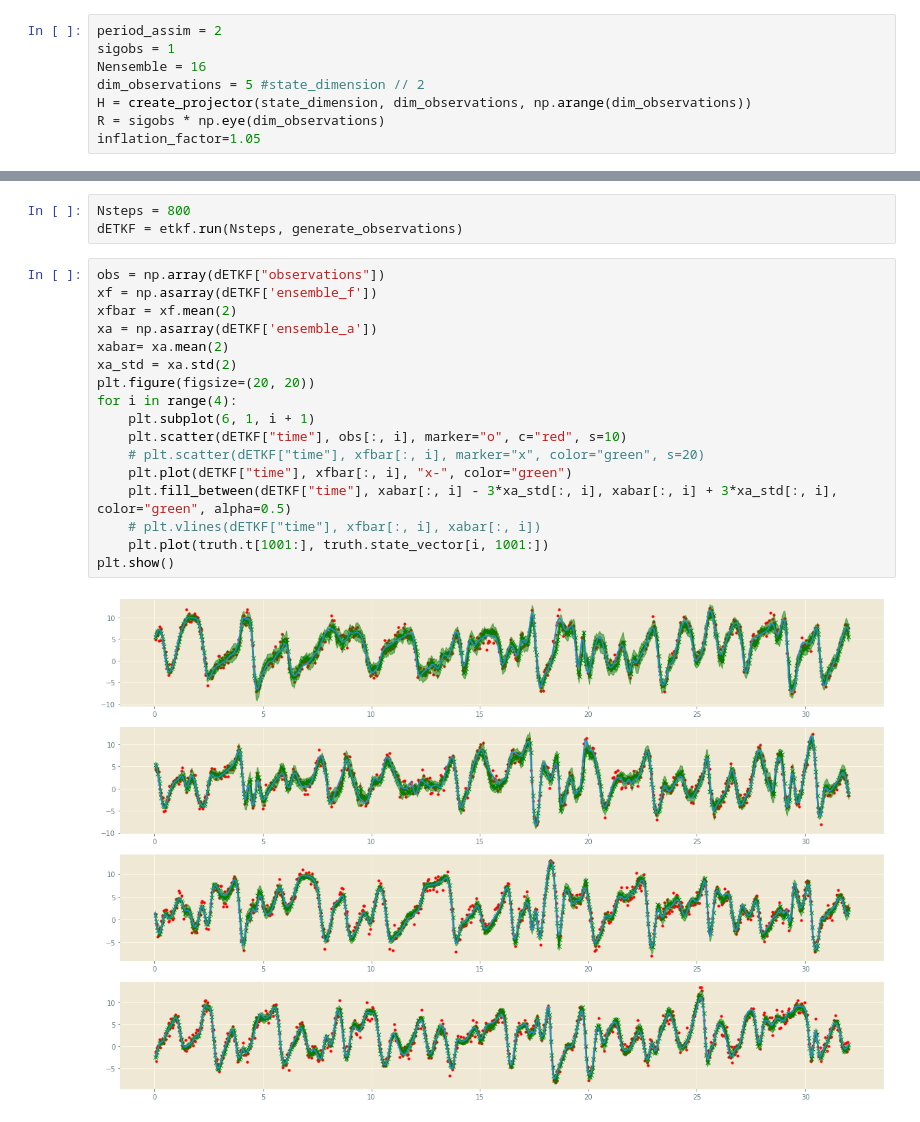
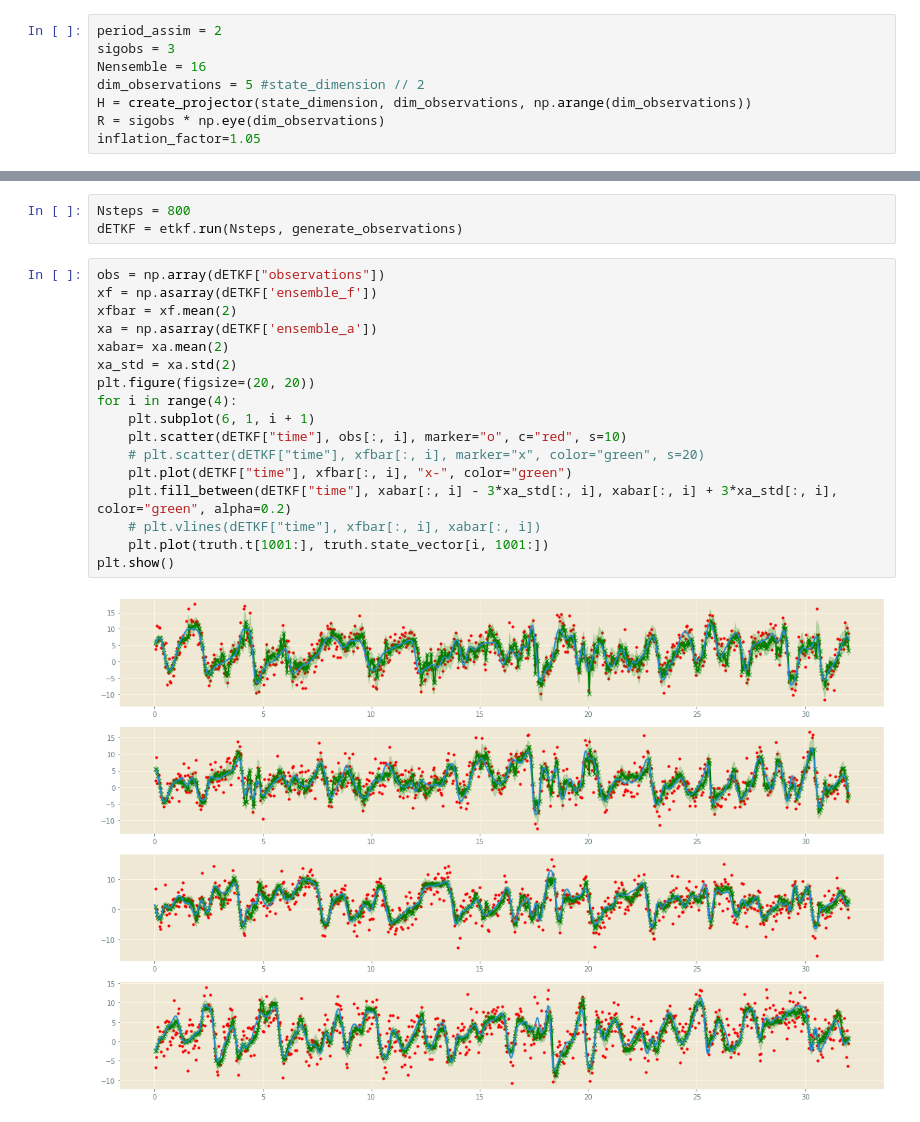
Before and after one commit to VTrappler/DA_sandbox, a Jupyter notebook: notebooks/lorenz93_ETKF.ipynb, the cells around one changed output, grey strips where cells are left out. Saved outputs shown, nothing was run; the diff lists cells and outputs as text.

```diff
--- a/notebooks/lorenz93_ETKF.ipynb
+++ b/notebooks/lorenz93_ETKF.ipynb
@@ -56,7 +57,7 @@ def create_projector(n: int, m: int, indices) -> np.ndarray:
     return H
 # %%
 period_assim = 2
-sigobs = 1
+sigobs = 3
 Nensemble = 16
 dim_observations = 5 #state_dimension // 2
 H = create_projector(state_dimension, dim_observations, np.arange(dim_observations))
@@ -92,22 +93,22 @@ dETKF = etkf.run(Nsteps, generate_observations)
 # %%
 obs = np.array(dETKF["observations"])
 xf = np.asarray(dETKF['ensemble_f'])
 xfbar = xf.mean(2)
 xa = np.asarray(dETKF['ensemble_a'])
 xabar= xa.mean(2)
 xa_std = xa.std(2)
 plt.figure(figsize=(20, 20))
 for i in range(4):
     plt.subplot(6, 1, i + 1)
     plt.scatter(dETKF["time"], obs[:, i], marker="o", c="red", s=10)
     # plt.scatter(dETKF["time"], xfbar[:, i], marker="x", color="green", s=20)
     plt.plot(dETKF["time"], xfbar[:, i], "x-", color="green")
-    plt.fill_between(dETKF["time"], xabar[:, i] - 3*xa_std[:, i], xabar[:, i] + 3*xa_std[:, i], color="green", alpha=0.5)
+    plt.fill_between(dETKF["time"], xabar[:, i] - 3*xa_std[:, i], xabar[:, i] + 3*xa_std[:, i], color="green", alpha=0.2)
     # plt.vlines(dETKF["time"], xfbar[:, i], xabar[:, i])
     plt.plot(truth.t[1001:], truth.state_vector[i, 1001:])
 plt.show()
 # %% [output]
-[figure, old version]
+[figure, new version]
 # %%
 analysis_error = truth.state_vector[:, 1001::period_assim] - xabar.T
 mi, ma = analysis_error.min(), analysis_error.max()
```
Also changed, not shown: parts of 4 cells of this notebook, 17 other files.
